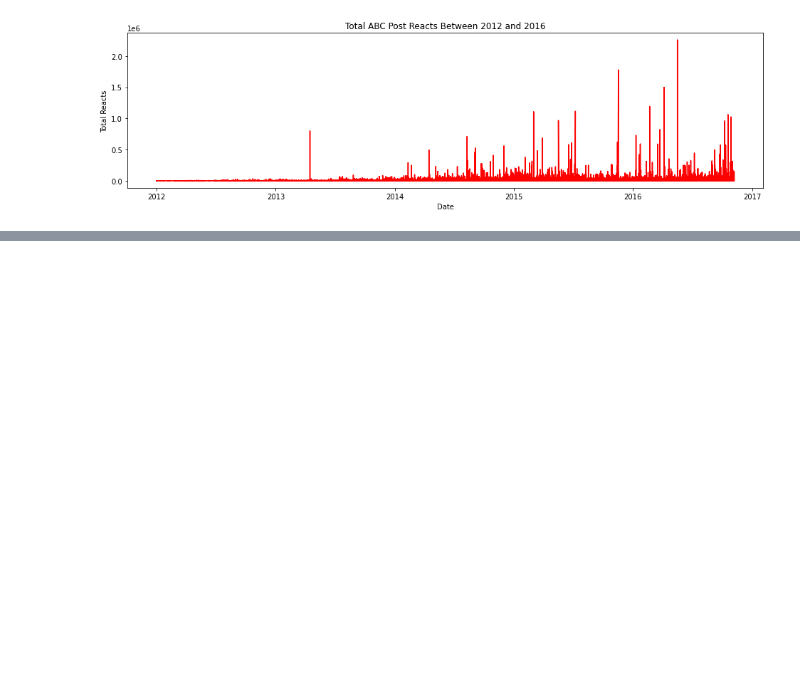
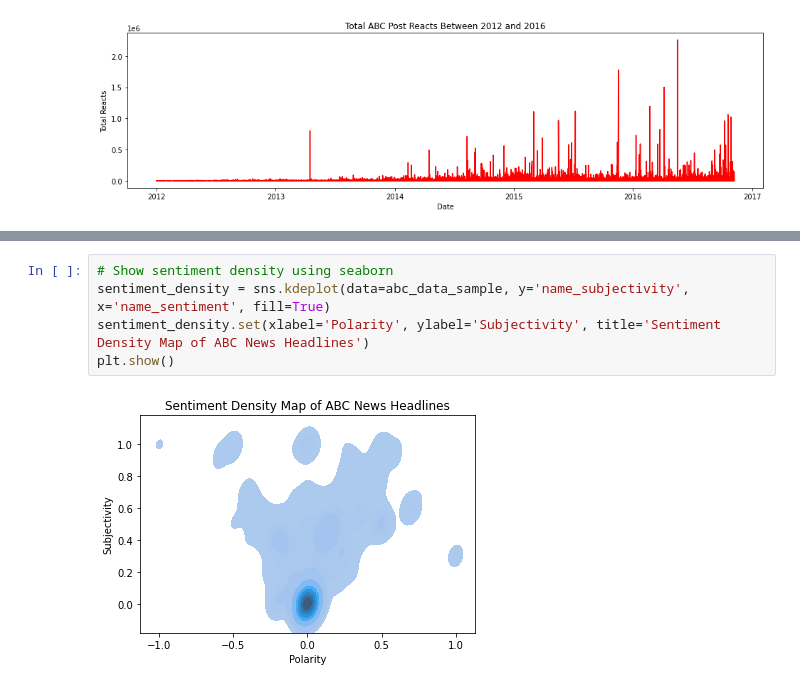
Before and after one commit to markalas/news-sentiment-analysis, a Jupyter notebook: main.ipynb, the cells around one changed output, grey strips where cells are left out. Saved outputs shown, nothing was run; the diff lists cells and outputs as text; blank space fills up the shorter version.

```diff
--- a/main.ipynb
+++ b/main.ipynb
@@ -129,0 +165,7 @@ plt.show()
+# %%
+# Show sentiment density using seaborn
+sentiment_density = sns.kdeplot(data=abc_data_sample, y='name_subjectivity', x='name_sentiment', fill=True)
+sentiment_density.set(xlabel='Polarity', ylabel='Subjectivity', title='Sentiment Density Map of ABC News Headlines')
+plt.show()
+# %% [output]
+[figure, added]
```
Also changed, not shown: parts of 6 cells of this notebook, 1 other file.
